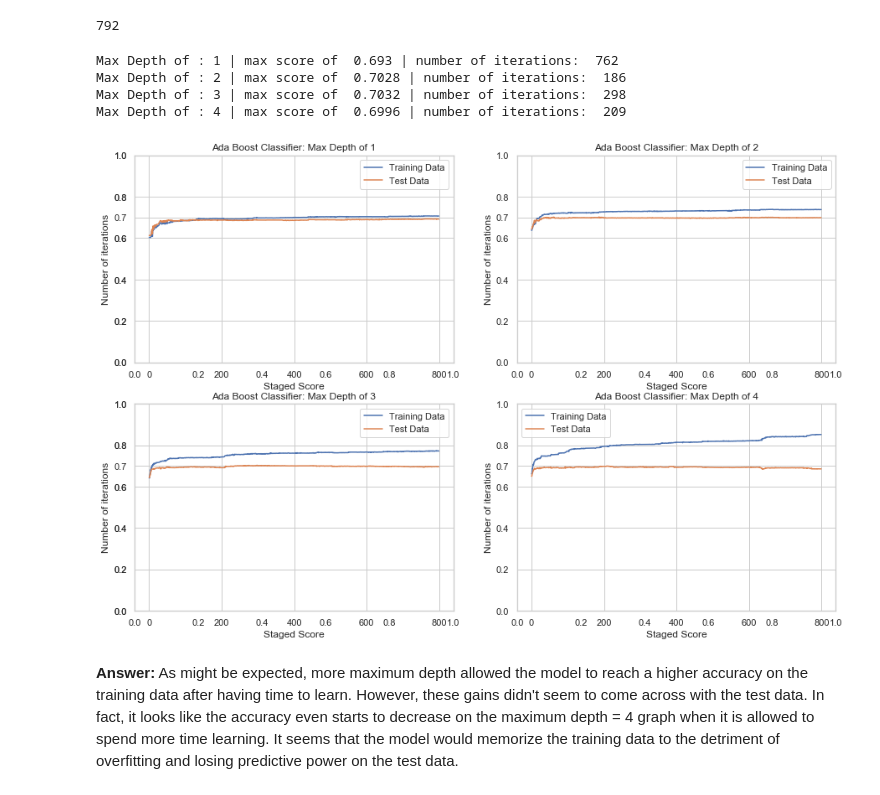
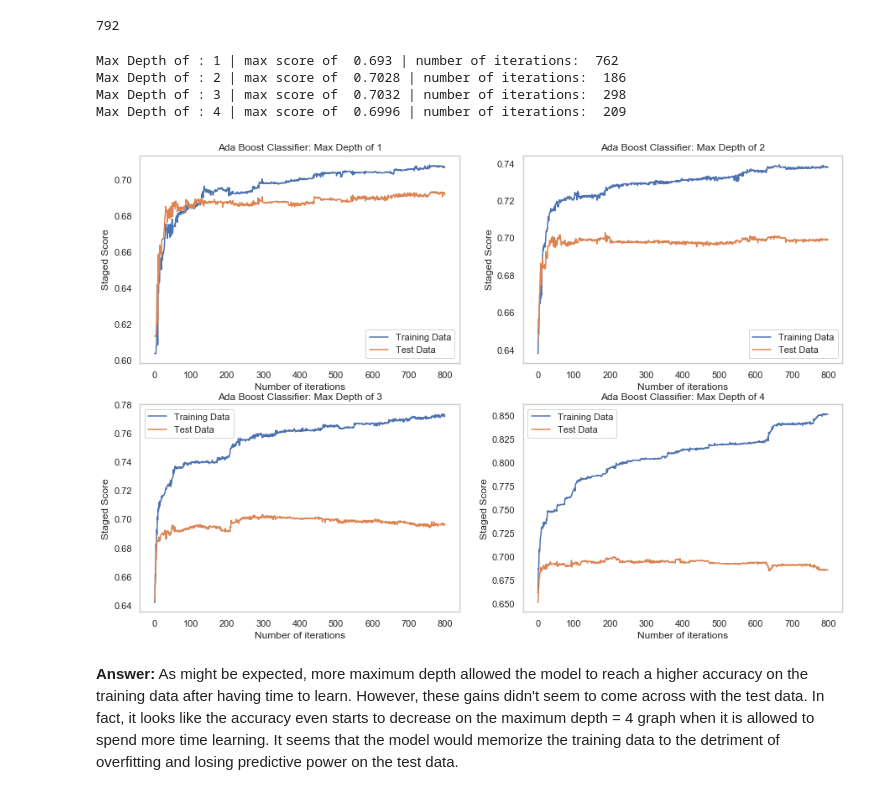
Before and after one commit to jake-w-schneider/CS109a-Group-81-Final-Project, a Jupyter notebook: HW/hw6/cs109a_hw6_release.ipynb, the cells around one changed output. Drawn from its saved outputs; the diff is of its cells as text; code cells hidden in the pictures.

```diff
--- a/HW/hw6/cs109a_hw6_release.ipynb
+++ b/HW/hw6/cs109a_hw6_release.ipynb
@@ -729,14 +754,16 @@ print(len(test_correct))
 1779
 3221
 # %%
-fig, ax = plt.subplots(15,2,figsize=(15,60),sharey=True)
+fig, ax = plt.subplots(15,2,figsize=(15,60))
+
+plt.setp(ax, xticks=[],
+        yticks=[])
 
 for x, y in zip(range(1,31),data_test.columns):
     ax = fig.add_subplot(15,2,x)
     ax.hist(test_incorrect[y], alpha = 0.6,label="incorrect")
     ax.hist(test_correct[y], alpha = 0.6,label='correct')
     plt.title("Feature: "+ y)
-    plt.yticks([])
     plt.legend()
 
 plt.show()
@@ -851,36 +881,39 @@ staged_score_list.index(max(staged_score_list))
 # %% [output]
 792
 # %%
-fig, ax = plt.subplots(2,2,figsize=(15,10),sharey=True)
+fig, ax = plt.subplots(2,2,figsize=(15,10))
+# Set the ticks and ticklabels for all axes
+plt.setp(ax, xticks=[],
+        yticks=[])
 
 for x in range(1,5):
     Adaboosted_tree_clf = AdaBoostClassifier(DecisionTreeClassifier(max_depth=x),
                          algorithm="SAMME",n_estimators=800, random_state=0, learning_rate=0.5)
     Adaboosted_tree_clf= Adaboosted_tree_clf.fit(X_train, y_train)
     staged_score_list = list(Adaboosted_tree_clf.staged_score(X_train, y_train))
     ax = fig.add_subplot(2,2,x)
+    plt.grid(False)
     plt.plot(counts,staged_score_list,label="Training Data")
     staged_score_list = list(Adaboosted_tree_clf.staged_score(X_test, y_test))
     plt.plot(counts,staged_score_list,label="Test Data")
-    plt.yticks([0,0.2,0.4,0.6,0.7, 0.8,1])
-    plt.xticks([0,200,400,600,800])
     plt.title("Ada Boost Classifier: Max Depth of "+str(x))
-    plt.ylabel("Number of iterations")
-    plt.xlabel("Staged Score")
+    plt.xlabel("Number of iterations")
+    plt.ylabel("Staged Score")
     plt.legend()
 
     print("Max Depth of :", str(x), "| max score of ", max(staged_score_list),
           "| number of iterations: ", staged_score_list.index(max(staged_score_list)))
 
 
 
+
 plt.show()
 # %% [output]
 Max Depth of : 1 | max score of  0.693 | number of iterations:  762
 Max Depth of : 2 | max score of  0.7028 | number of iterations:  186
 Max Depth of : 3 | max score of  0.7032 | number of iterations:  298
 Max Depth of : 4 | max score of  0.6996 | number of iterations:  209
-[figure, old version]
+[figure, new version]
 # %% [markdown]
 **Answer:**
 As might be expected, more maximum depth allowed the model to reach a higher accuracy on the training data after having time to learn. However, these gains didn't seem to come across with the test data. In fact, it looks like the accuracy even starts to decrease on the maximum depth = 4 graph when it is allowed to spend more time learning. It seems that the model would memorize the training data to the detriment of overfitting and losing predictive power on the test data.
```
Also changed, not shown: parts of 33 cells of this notebook, 2 other files.
